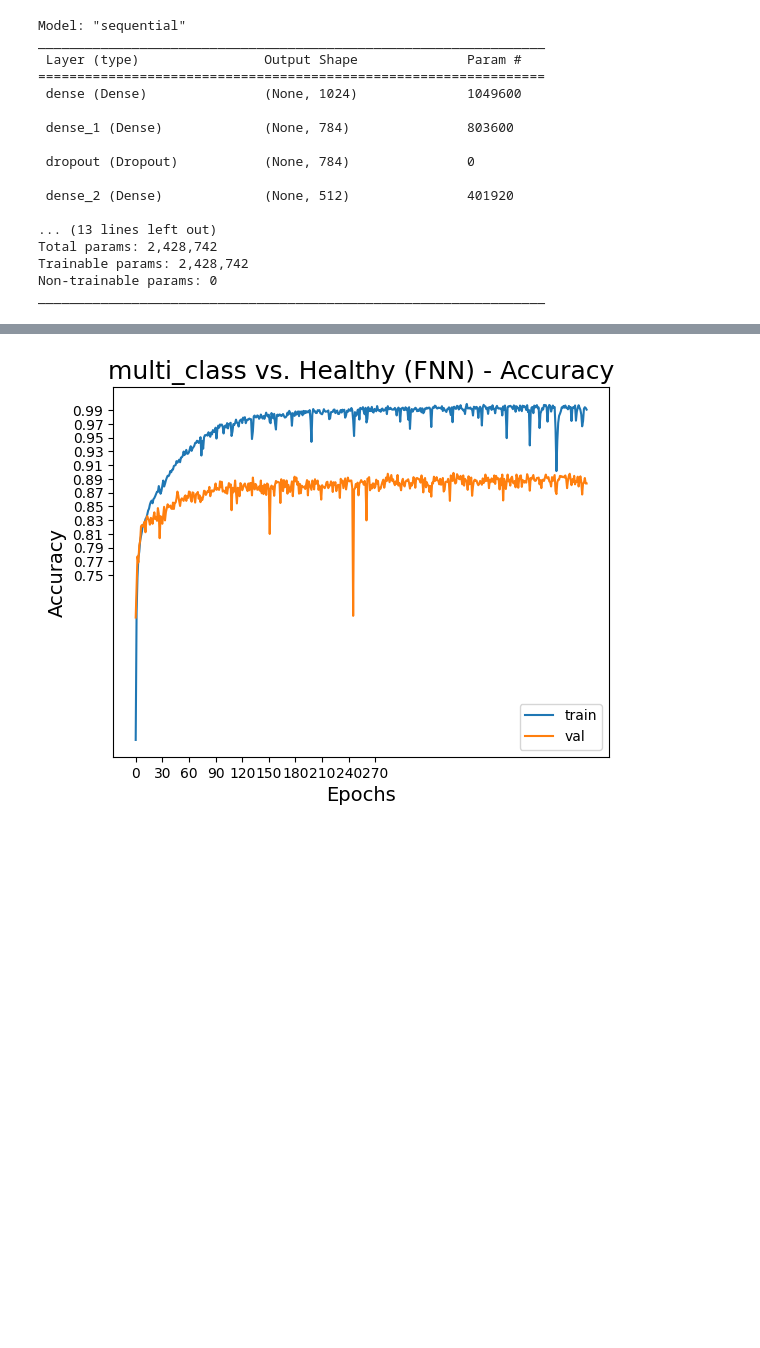
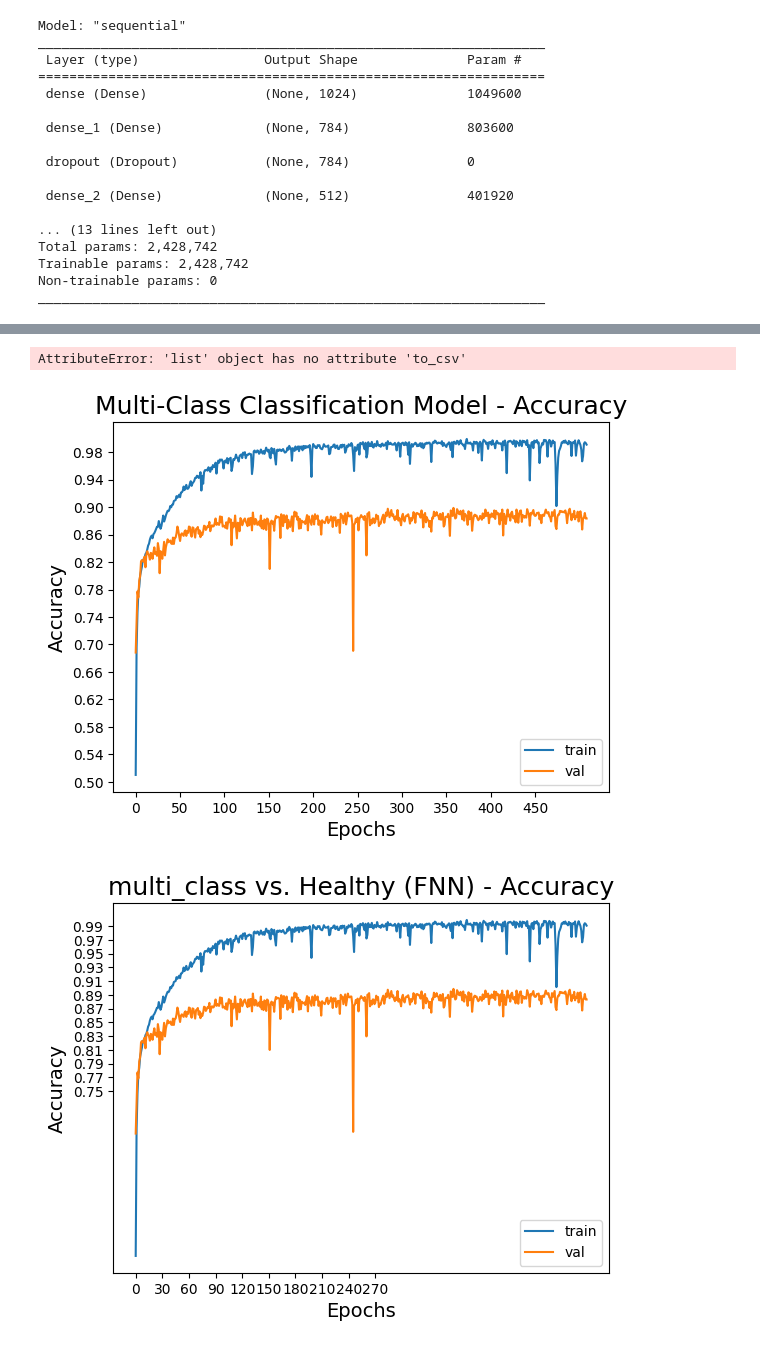
Before and after one commit to josephyu12/11th-science-fair, a Jupyter notebook: other_diseases/multi_class_model.ipynb, the cells around one changed output, grey strips where cells are left out. Saved outputs shown, nothing was run; the diff lists cells and outputs as text; code cells hidden in the pictures; blank space fills up the shorter version.

```diff
--- a/other_diseases/multi_class_model.ipynb
+++ b/other_diseases/multi_class_model.ipynb
@@ -282,3 +282,10 @@ Epoch 509/1000
 # %%
 with open('multi_class_history.pkl', 'wb') as file_pi:
     pickle.dump(history.history, file_pi)
+# %%
+with open('multi_class_history.pkl', 'rb') as file_pi:
+    history = pickle.load(file_pi)
+# %%
+history['accuracy'].to_csv("test.csv")
+# %% [output]
+AttributeError: 'list' object has no attribute 'to_csv'
@@ -285,3 +297,15 @@ with open('multi_class_history.pkl', 'wb') as file_pi:
+# %%
+plt.plot(history['accuracy'])
+plt.plot(history['val_accuracy'])
+plt.title('Multi-Class Classification Model - Accuracy', fontsize=18)
+plt.ylabel('Accuracy', fontsize=14)
+plt.xlabel('Epochs', fontsize=14)
+plt.yticks(np.arange(0.5, 1.0, 0.04))
+plt.xticks(np.arange(0, 500, 50.0))
+plt.legend(['train', 'val'], loc='lower right')
+plt.show()
+# %% [output]
+[figure, added]
 # %%
 plt.plot(history.history['accuracy'])
 plt.plot(history.history['val_accuracy'])
```
Also changed, not shown: parts of 2 cells of this notebook, 23 other files.
